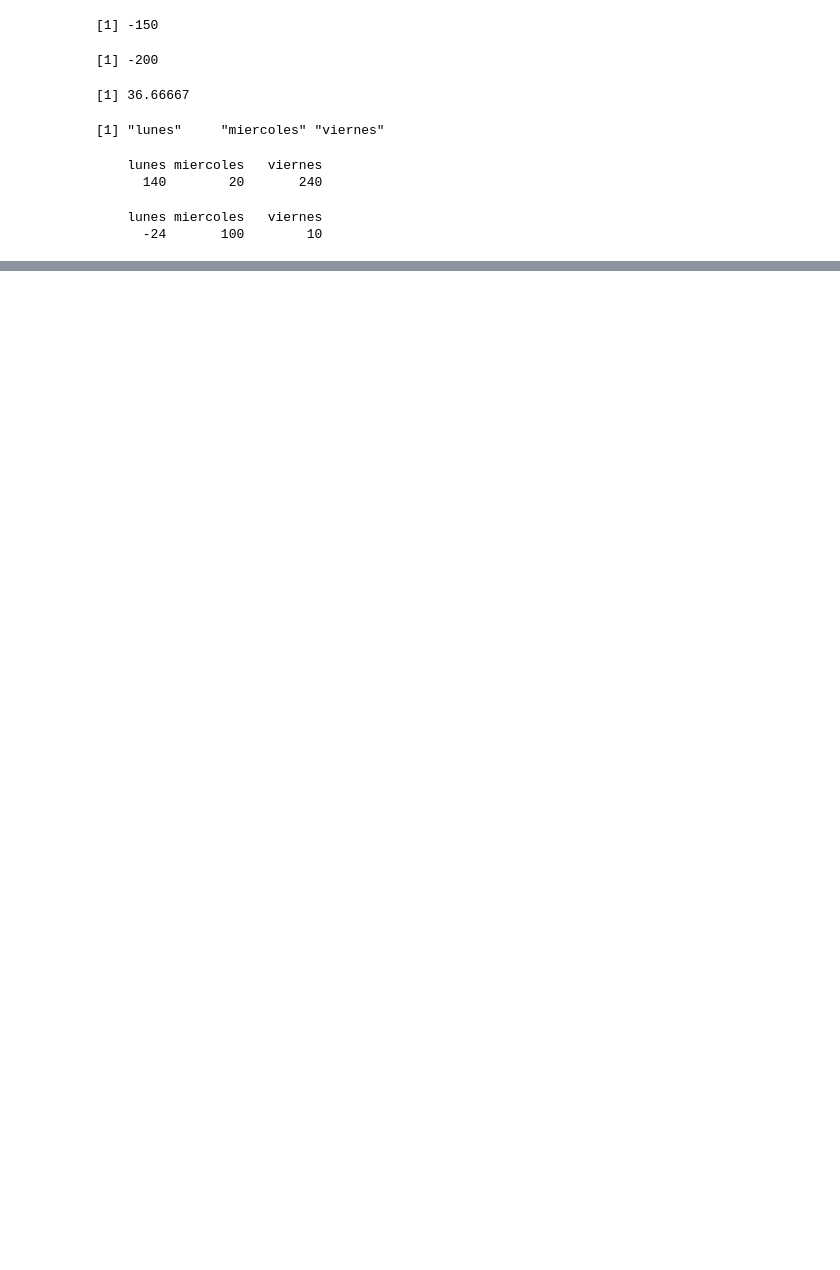
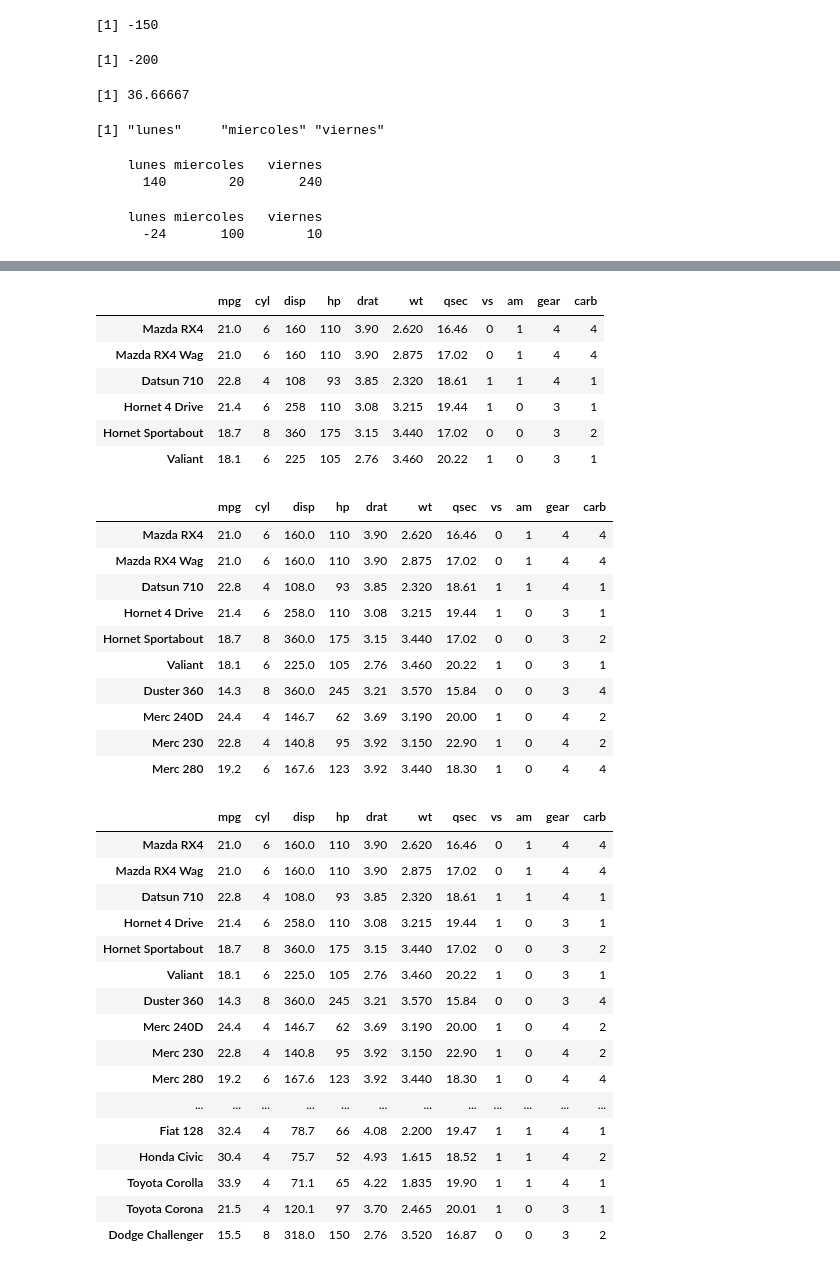
Before and after one commit to macomino/Rexamples, a Jupyter notebook: Introduccion a R.ipynb, the cells around one changed output, grey strips where cells are left out. Drawn from its saved outputs; the diff is of its cells as text; code cells hidden in the pictures; blank space fills up the shorter version.

```diff
--- a/Introduccion a R.ipynb
+++ b/Introduccion a R.ipynb
@@ -513,0 +536,41 @@ roulette_winning_days
+# %%
+# Análisis exploratorio
+head(mtcars)
+head(mtcars, 10)
+head(mtcars, -10)
+# %% [output]
+|  | mpg | cyl | disp | hp | drat | wt | qsec | vs | am | gear | carb |
+| Mazda RX4 | 21.0 | 6 | 160 | 110 | 3.90 | 2.620 | 16.46 | 0 | 1 | 4 | 4 |
+| Mazda RX4 Wag | 21.0 | 6 | 160 | 110 | 3.90 | 2.875 | 17.02 | 0 | 1 | 4 | 4 |
+| Datsun 710 | 22.8 | 4 | 108 | 93 | 3.85 | 2.320 | 18.61 | 1 | 1 | 4 | 1 |
+| Hornet 4 Drive | 21.4 | 6 | 258 | 110 | 3.08 | 3.215 | 19.44 | 1 | 0 | 3 | 1 |
+| Hornet Sportabout | 18.7 | 8 | 360 | 175 | 3.15 | 3.440 | 17.02 | 0 | 0 | 3 | 2 |
+| Valiant | 18.1 | 6 | 225 | 105 | 2.76 | 3.460 | 20.22 | 1 | 0 | 3 | 1 |
+|  | mpg | cyl | disp | hp | drat | wt | qsec | vs | am | gear | carb |
+| Mazda RX4 | 21.0 | 6 | 160.0 | 110 | 3.90 | 2.620 | 16.46 | 0 | 1 | 4 | 4 |
+| Mazda RX4 Wag | 21.0 | 6 | 160.0 | 110 | 3.90 | 2.875 | 17.02 | 0 | 1 | 4 | 4 |
+| Datsun 710 | 22.8 | 4 | 108.0 | 93 | 3.85 | 2.320 | 18.61 | 1 | 1 | 4 | 1 |
+| Hornet 4 Drive | 21.4 | 6 | 258.0 | 110 | 3.08 | 3.215 | 19.44 | 1 | 0 | 3 | 1 |
+| Hornet Sportabout | 18.7 | 8 | 360.0 | 175 | 3.15 | 3.440 | 17.02 | 0 | 0 | 3 | 2 |
+| Valiant | 18.1 | 6 | 225.0 | 105 | 2.76 | 3.460 | 20.22 | 1 | 0 | 3 | 1 |
+| Duster 360 | 14.3 | 8 | 360.0 | 245 | 3.21 | 3.570 | 15.84 | 0 | 0 | 3 | 4 |
+| Merc 240D | 24.4 | 4 | 146.7 | 62 | 3.69 | 3.190 | 20.00 | 1 | 0 | 4 | 2 |
+| Merc 230 | 22.8 | 4 | 140.8 | 95 | 3.92 | 3.150 | 22.90 | 1 | 0 | 4 | 2 |
+| Merc 280 | 19.2 | 6 | 167.6 | 123 | 3.92 | 3.440 | 18.30 | 1 | 0 | 4 | 4 |
+|  | mpg | cyl | disp | hp | drat | wt | qsec | vs | am | gear | carb |
+| Mazda RX4 | 21.0 | 6 | 160.0 | 110 | 3.90 | 2.620 | 16.46 | 0 | 1 | 4 | 4 |
+| Mazda RX4 Wag | 21.0 | 6 | 160.0 | 110 | 3.90 | 2.875 | 17.02 | 0 | 1 | 4 | 4 |
+| Datsun 710 | 22.8 | 4 | 108.0 | 93 | 3.85 | 2.320 | 18.61 | 1 | 1 | 4 | 1 |
+| Hornet 4 Drive | 21.4 | 6 | 258.0 | 110 | 3.08 | 3.215 | 19.44 | 1 | 0 | 3 | 1 |
+| Hornet Sportabout | 18.7 | 8 | 360.0 | 175 | 3.15 | 3.440 | 17.02 | 0 | 0 | 3 | 2 |
+| Valiant | 18.1 | 6 | 225.0 | 105 | 2.76 | 3.460 | 20.22 | 1 | 0 | 3 | 1 |
+| Duster 360 | 14.3 | 8 | 360.0 | 245 | 3.21 | 3.570 | 15.84 | 0 | 0 | 3 | 4 |
+| Merc 240D | 24.4 | 4 | 146.7 | 62 | 3.69 | 3.190 | 20.00 | 1 | 0 | 4 | 2 |
+| Merc 230 | 22.8 | 4 | 140.8 | 95 | 3.92 | 3.150 | 22.90 | 1 | 0 | 4 | 2 |
+| Merc 280 | 19.2 | 6 | 167.6 | 123 | 3.92 | 3.440 | 18.30 | 1 | 0 | 4 | 4 |
+| ... | ... | ... | ... | ... | ... | ... | ... | ... | ... | ... | ... |
+| Fiat 128 | 32.4 | 4 | 78.7 | 66 | 4.08 | 2.200 | 19.47 | 1 | 1 | 4 | 1 |
+| Honda Civic | 30.4 | 4 | 75.7 | 52 | 4.93 | 1.615 | 18.52 | 1 | 1 | 4 | 2 |
+| Toyota Corolla | 33.9 | 4 | 71.1 | 65 | 4.22 | 1.835 | 19.90 | 1 | 1 | 4 | 1 |
+| Toyota Corona | 21.5 | 4 | 120.1 | 97 | 3.70 | 2.465 | 20.01 | 1 | 0 | 3 | 1 |
+| Dodge Challenger | 15.5 | 8 | 318.0 | 150 | 2.76 | 3.520 | 16.87 | 0 | 0 | 3 | 2 |
```
Also changed, not shown: parts of 32 cells of this notebook.
